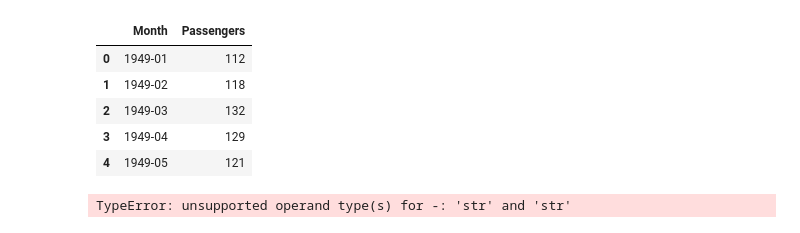
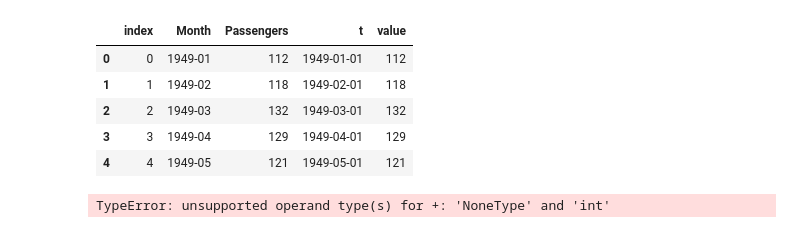
Before and after one commit to jattenberg/timeseers, a Jupyter notebook: jupyter_notebooks/Time Seer Playground.ipynb, the cells around one changed output. Cells and saved outputs as stored; diff of their text form; code cells hidden in the pictures.

```diff
--- a/jupyter_notebooks/Time Seer Playground.ipynb
+++ b/jupyter_notebooks/Time Seer Playground.ipynb
@@ -1,19 +1,22 @@
 # %%
 from timeseers import LinearTrend, FourierSeasonality
 import pandas as pd
 
 data_url = "https://raw.githubusercontent.com/jbrownlee/Datasets/master/airline-passengers.csv"
-data = pd.read_csv(data_url)
+data = pd.read_csv(data_url).reset_index().assign(
+    t=lambda d: pd.to_datetime(d['Month']),
+    value=lambda d: d['Passengers']
+)
 data.head()
 # %% [output]
-|  | Month | Passengers |
-| 0 | 1949-01 | 112 |
-| 1 | 1949-02 | 118 |
-| 2 | 1949-03 | 132 |
-| 3 | 1949-04 | 129 |
-| 4 | 1949-05 | 121 |
+|  | index | Month | Passengers | t | value |
+| 0 | 0 | 1949-01 | 112 | 1949-01-01 | 112 |
+| 1 | 1 | 1949-02 | 118 | 1949-02-01 | 118 |
+| 2 | 2 | 1949-03 | 132 | 1949-03-01 | 132 |
+| 3 | 3 | 1949-04 | 129 | 1949-04-01 | 129 |
+| 4 | 4 | 1949-05 | 121 | 1949-05-01 | 121 |
 # %%
 model = LinearTrend() + FourierSeasonality(period=pd.Timedelta(days=365)) + FourierSeasonality(period=pd.Timedelta(days=365))
-model.fit(data[['Month']], data['Passengers'])
+model.fit(data[['t']], data['Passengers'])
 # %% [output]
-TypeError: unsupported operand type(s) for -: 'str' and 'str'
+TypeError: unsupported operand type(s) for +: 'NoneType' and 'int'
```
Also changed, not shown: parts of 1 cell of this notebook.
